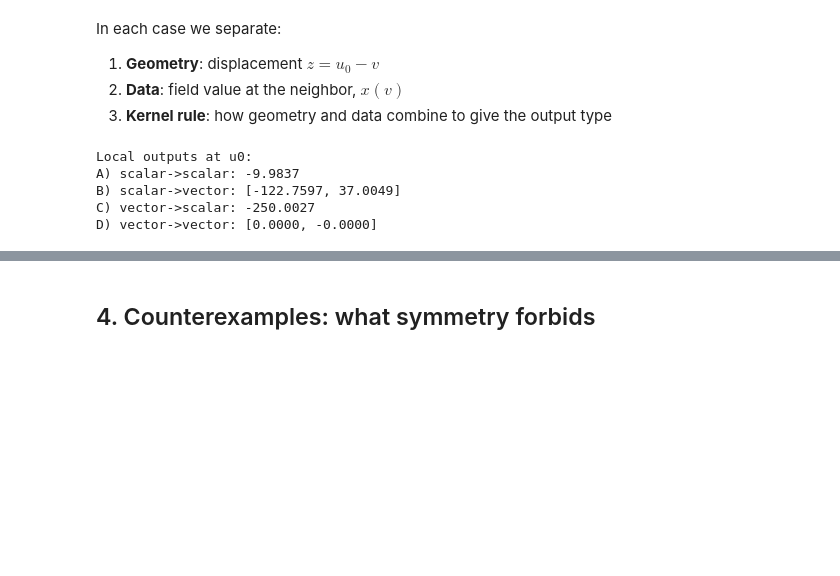
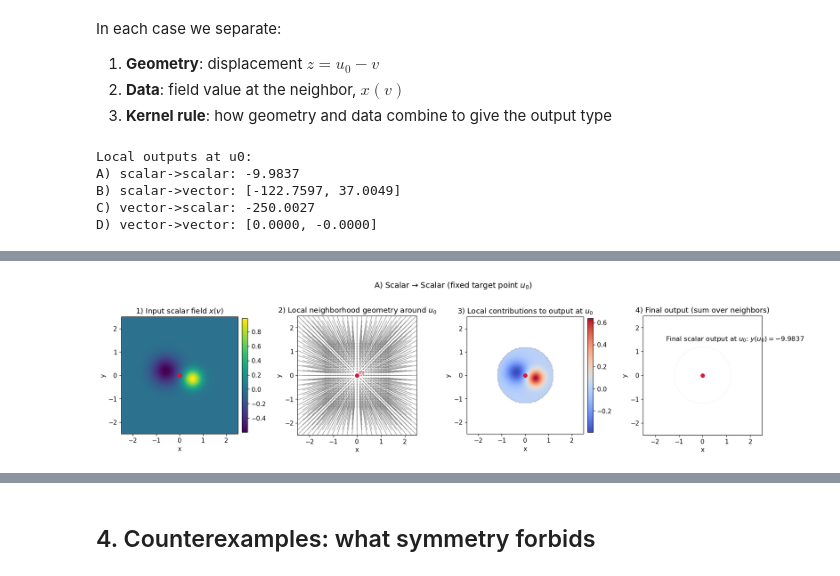
Before and after one commit to mae576-gdl/gdl-course-materials, a Jupyter notebook: lectures/lecture09/lecture09_companion.ipynb, the cells around one changed output, grey strips where cells are left out. Cells and saved outputs as stored; diff of their text form; code cells hidden in the pictures; blank space fills up the shorter version.

```diff
--- a/lectures/lecture09/lecture09_companion.ipynb
+++ b/lectures/lecture09/lecture09_companion.ipynb
@@ -436,0 +237,58 @@ plt.tight_layout()
+# %%
+# Shared plotting utility for neighborhood geometry (used in all four cases)
+def plot_local_geometry(ax, u0, z1, z2, mask, stride=5):
+    ax.set_title("2) Local neighborhood geometry around $u_0$")
+    ax.imshow(np.where(mask, 1.0, np.nan), origin="lower", extent=extent, cmap="Greys", alpha=0.25)
+    ax.quiver(
+        X[::stride, ::stride],
+        Y[::stride, ::stride],
+        z1[::stride, ::stride],
+        z2[::stride, ::stride],
+        color="tab:gray",
+        alpha=0.9,
+        scale=10,
+        width=0.004,
+    )
+    ax.scatter([u0[0]], [u0[1]], c="crimson", s=45, zorder=5)
+    ax.text(u0[0] + 0.05, u0[1] + 0.05, "$u_0$", color="crimson", fontsize=10)
+    ax.set_aspect("equal")
+    ax.set_xlabel("x")
+    ax.set_ylabel("y")
+
+# A) scalar -> scalar
+fig, axs = plt.subplots(1, 4, figsize=(18, 4.2))
+fig.suptitle("A) Scalar → Scalar (fixed target point $u_0$)", fontsize=14, y=1.04)
+
+# 1) Input field
+im0 = axs[0].imshow(scalar_in, origin="lower", extent=extent, cmap="viridis")
+axs[0].scatter([u0[0]], [u0[1]], c="crimson", s=45)
+axs[0].set_title("1) Input scalar field $x(v)$")
+axs[0].set_aspect("equal")
+axs[0].set_xlabel("x")
+axs[0].set_ylabel("y")
+plt.colorbar(im0, ax=axs[0], fraction=0.045, pad=0.03)
+
+# 2) Local geometry
+plot_local_geometry(axs[1], u0, z1, z2, mask, stride=5)
+
+# 3) Local contributions
+im2 = axs[2].imshow(np.where(mask, contrib_A, np.nan), origin="lower", extent=extent, cmap="coolwarm")
+axs[2].scatter([u0[0]], [u0[1]], c="crimson", s=45)
+axs[2].set_title("3) Local contributions to output at $u_0$")
+axs[2].set_aspect("equal")
+axs[2].set_xlabel("x")
+axs[2].set_ylabel("y")
+plt.colorbar(im2, ax=axs[2], fraction=0.045, pad=0.03)
+
+# 4) Final aggregated output
+axs[3].imshow(np.where(mask, 1.0, np.nan), origin="lower", extent=extent, cmap="Greys", alpha=0.12)
+axs[3].scatter([u0[0]], [u0[1]], c="crimson", s=45)
+axs[3].text(-1.55, 1.45, f"Final scalar output at $u_0$: $y(u_0) = {out_A:.4f}$", fontsize=12)
+axs[3].set_title("4) Final output (sum over neighbors)")
+axs[3].set_aspect("equal")
+axs[3].set_xlabel("x")
+axs[3].set_ylabel("y")
+
+plt.tight_layout()
+# %% [output]
+[figure, added]
```
Also changed, not shown: parts of 17 cells of this notebook.
